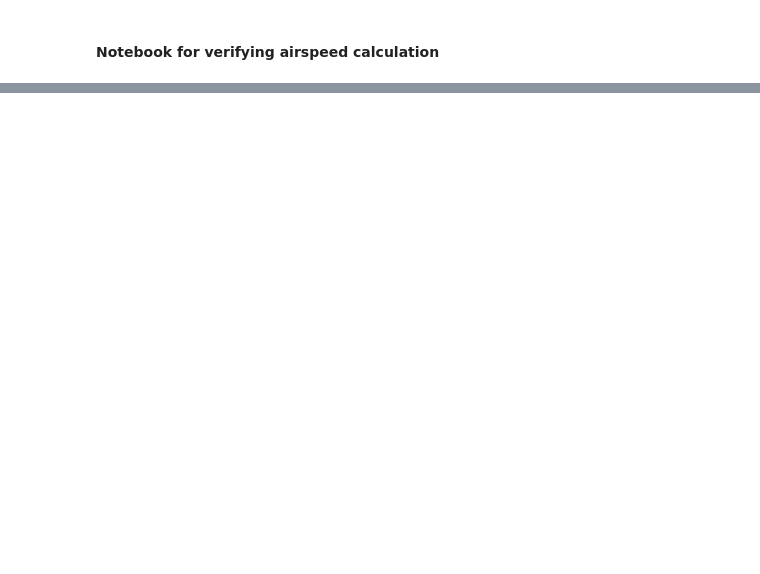
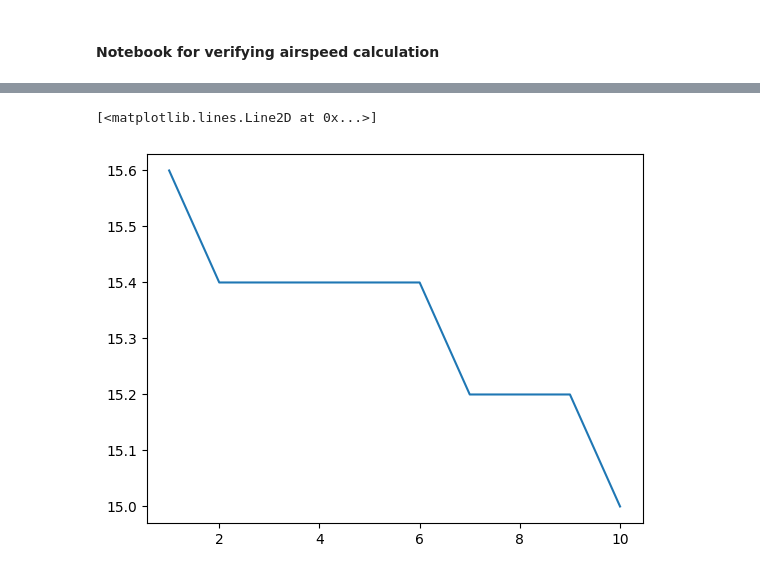
Before and after one commit to becklabs/wind2watts, a Jupyter notebook: notebooks/misc/AirSpeed.ipynb, the cells around one changed output, grey strips where cells are left out. Cells and saved outputs as stored; diff of their text form; code cells hidden in the pictures; blank space fills up the shorter version.

```diff
--- a/notebooks/misc/AirSpeed.ipynb
+++ b/notebooks/misc/AirSpeed.ipynb
@@ -30,0 +16,5 @@ df["airspeed"] = airspeed(
+# %%
+plt.plot(df['altitude'].iloc[:10])
+# %% [output]
+[<matplotlib.lines.Line2D at 0x...>]
+[figure, added]
```
Also changed, not shown: parts of 7 cells of this notebook, 19 other files.
